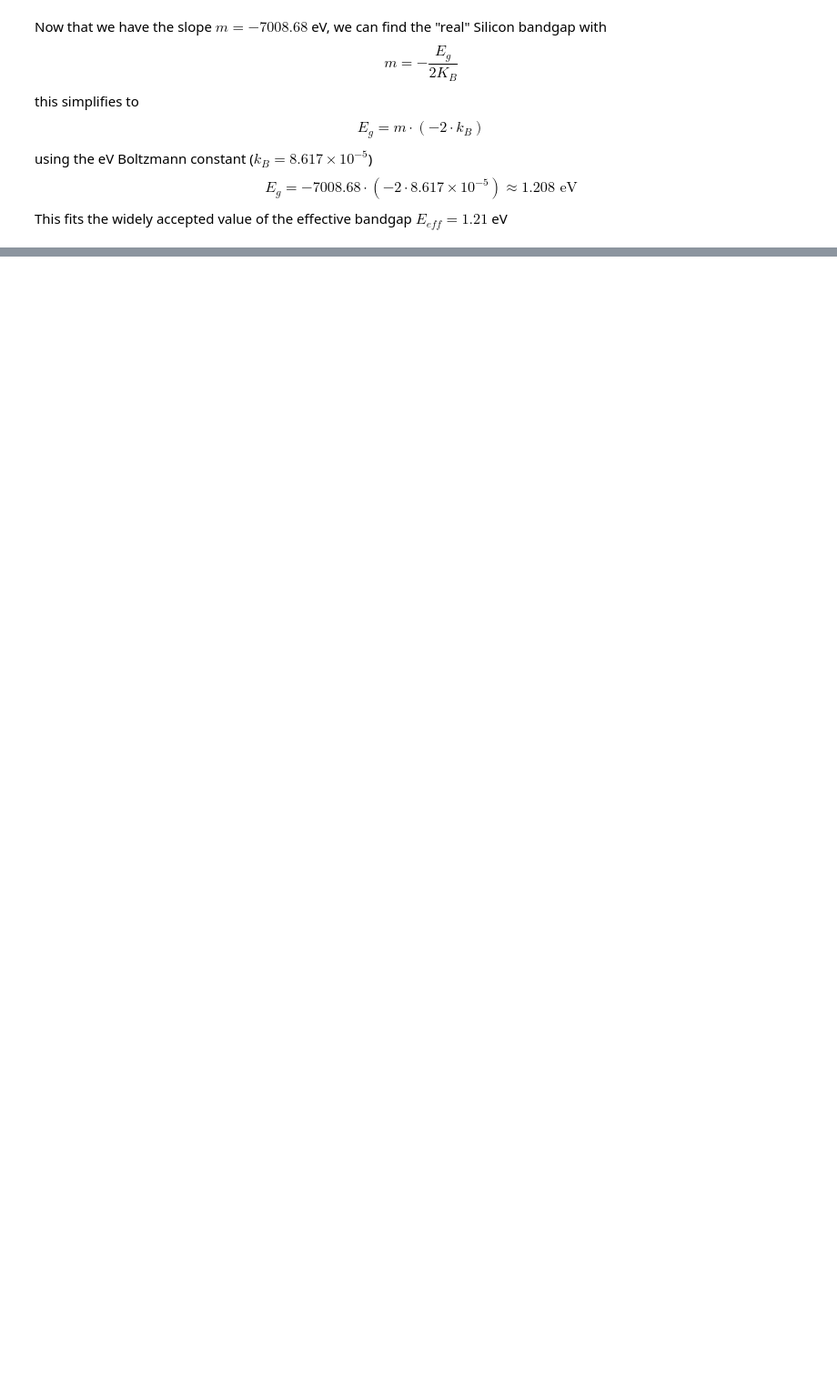
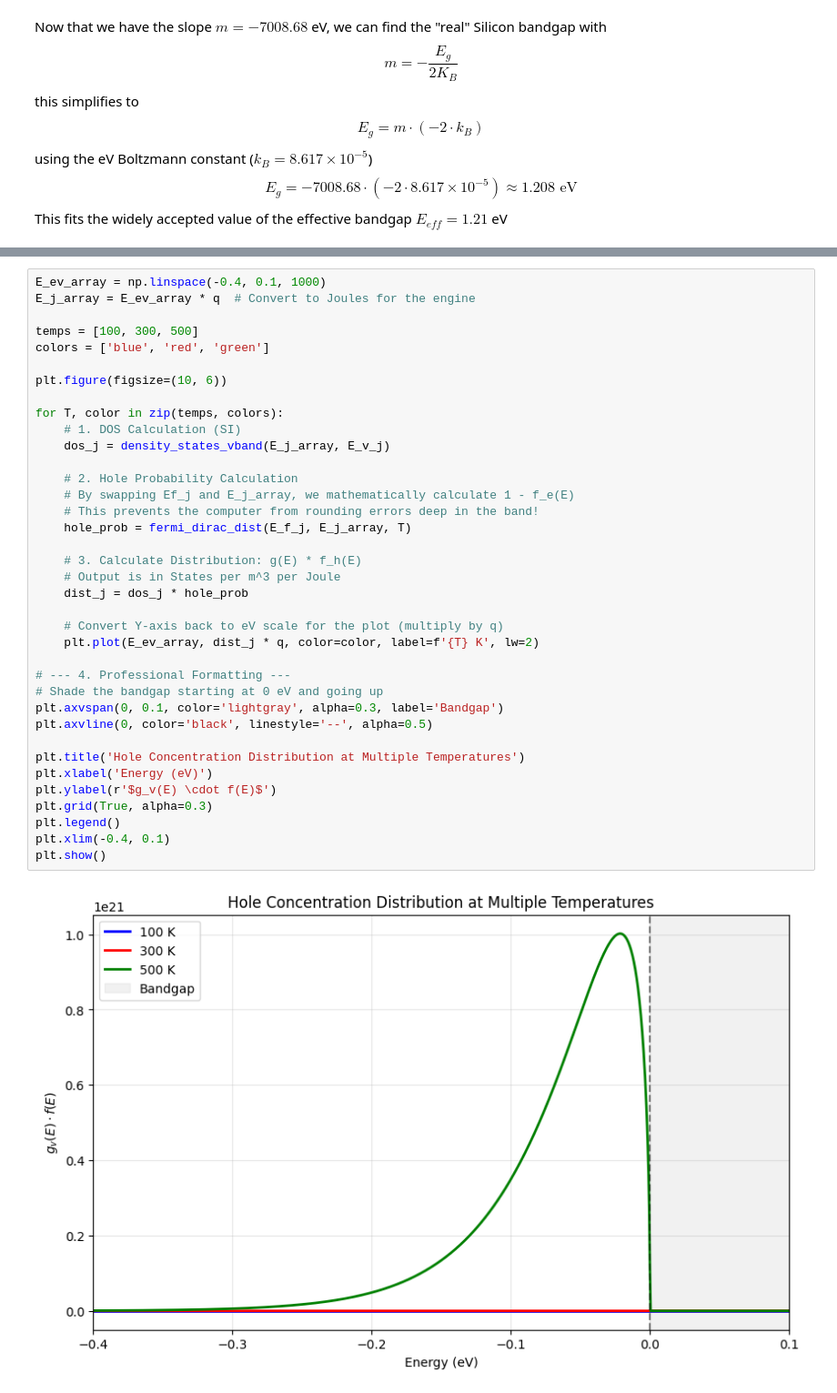
Before and after one commit to Signalbowl54/Carrier_Concentration, a Jupyter notebook: carrier_sim.ipynb, the cells around one changed output, grey strips where cells are left out. Shown at 91% size. Saved outputs shown, nothing was run; the diff lists cells and outputs as text; blank space fills up the shorter version.

```diff
--- a/carrier_sim.ipynb
+++ b/carrier_sim.ipynb
@@ -206,3 +251,42 @@ plt.grid(True, alpha=0.3)
 plt.show()
 # %% [output]
 [figure]
+# %%
+E_ev_array = np.linspace(-0.4, 0.1, 1000)
+E_j_array = E_ev_array * q  # Convert to Joules for the engine
+
+temps = [100, 300, 500]
+colors = ['blue', 'red', 'green']
+
+plt.figure(figsize=(10, 6))
+
+for T, color in zip(temps, colors):
+    # 1. DOS Calculation (SI)
+    dos_j = density_states_vband(E_j_array, E_v_j)
+
+    # 2. Hole Probability Calculation
+    # By swapping Ef_j and E_j_array, we mathematically calculate 1 - f_e(E)
+    # This prevents the computer from rounding errors deep in the band!
+    hole_prob = fermi_dirac_dist(E_f_j, E_j_array, T)
+
+    # 3. Calculate Distribution: g(E) * f_h(E)
+    # Output is in States per m^3 per Joule
+    dist_j = dos_j * hole_prob
+
+    # Convert Y-axis back to eV scale for the plot (multiply by q)
+    plt.plot(E_ev_array, dist_j * q, color=color, label=f'{T} K', lw=2)
+
+# --- 4. Professional Formatting ---
+# Shade the bandgap starting at 0 eV and going up
+plt.axvspan(0, 0.1, color='lightgray', alpha=0.3, label='Bandgap')
+plt.axvline(0, color='black', linestyle='--', alpha=0.5)
+
+plt.title('Hole Concentration Distribution at Multiple Temperatures')
+plt.xlabel('Energy (eV)')
+plt.ylabel(r'$g_v(E) \cdot f(E)$')
+plt.grid(True, alpha=0.3)
+plt.legend()
+plt.xlim(-0.4, 0.1)
+plt.show()
+# %% [output]
+[figure, added]
```
Also changed, not shown: parts of 11 cells of this notebook.
